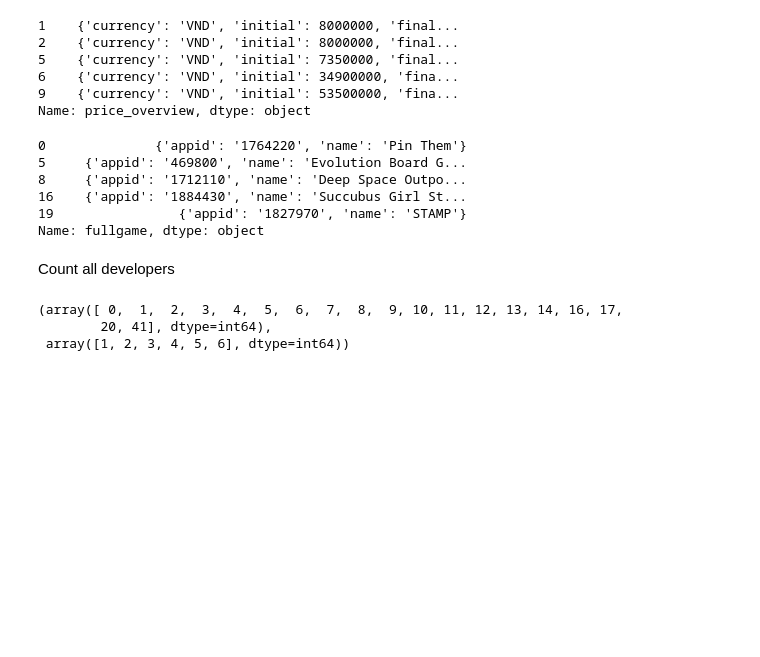
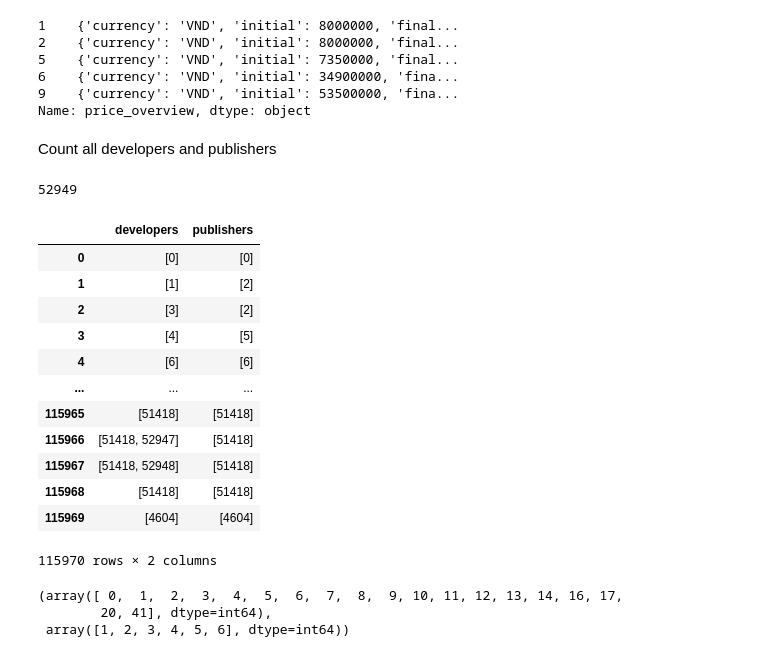
Before and after one commit to lephu13502/Steam-DB-Analysis, a Jupyter notebook: cleaning_name_v1.ipynb, the cells around one changed output. Saved outputs shown, nothing was run; the diff lists cells and outputs as text; code cells hidden in the pictures; blank space fills up the shorter version.

```diff
--- a/cleaning_name_v1.ipynb
+++ b/cleaning_name_v1.ipynb
@@ -213,11 +216,9 @@ def clean_storage(x):
 		return None
 
 
-#df["memory"].apply(clean_storage)
-
-# df["storage_mb"] = df["storage"].apply(clean_storage)
-# df["memory_mb"] = df["memory"].apply(clean_storage)
-# df.drop(columns=["storage", "memory"], inplace=True)
+df["storage_mb"] = df["storage"].apply(clean_storage)
+df["memory_mb"] = df["memory"].apply(clean_storage)
+df.drop(columns=["storage", "memory"], inplace=True)
 # %% [markdown]
 ## Get required age
 
@@ -379,3 +376,8 @@ df.drop(columns=["release_date_temp", "release_date"], inplace=True)
 Including packages, developers, prices and discounts, etc.
 
 ___
+# %%
+df["short_description"] = df["short_description"].apply(lambda x: x.replace("&amp", "").replace("&quot", "") if pd.notna(x) else "")
+df["short_description"] = df["short_description"].apply(lambda x: emoji.replace_emoji(x, ""))
+df["short_description"] = df["short_description"].apply(lambda x: re.sub(r" +", " ", x))
+df["short_description"]
@@ -459,14 +474,25 @@ df["initial_price"] = df["price_overview"].apply(lambda x: x.get("initial", None
 df["final_price"] = df["price_overview"].apply(lambda x: x.get("final", None))
 df["discount_percent"] = df["price_overview"].apply(lambda x: x.get("discount_percent", None))
 df.drop(columns=["price_overview"], inplace=True)
-# %%
-df["fullgame"].dropna().head()
-# %% [output]
-0              {'appid': '1764220', 'name': 'Pin Them'}
-5     {'appid': '469800', 'name': 'Evolution Board G...
-8     {'appid': '1712110', 'name': 'Deep Space Outpo...
-16    {'appid': '1884430', 'name': 'Succubus Girl St...
-19                {'appid': '1827970', 'name': 'STAMP'}
-Name: fullgame, dtype: object
 # %% [markdown]
-Count all developers
+Count all developers and publishers
+# %%
+studio_list = []
+
+for i in range(df.shape[0]):
+
+	for dev in df.loc[i, "developers"]:
+		if dev not in studio_list:
+			studio_list.append(dev)
+
+	for dev in df.loc[i, "publishers"]:
+		if dev not in studio_list:
+			studio_list.append(dev)
+
+
+map_range = [i for i in range(len(studio_list))]
+id_to_studio = dict(zip(map_range, studio_list))
+studio_to_id = dict(zip(studio_list, map_range))
+len(studio_list)
+# %% [output]
+52949
@@ -473,3 +505,22 @@ Count all developers
+# %%
+df["developers"] = df["developers"].apply(lambda x: [studio_to_id[e] for e in x])
+df["publishers"] = df["publishers"].apply(lambda x: [studio_to_id[e] for e in x])
+
+df[["developers", "publishers"]]
+# %% [output]
+|  | developers | publishers |
+| 0 | [0] | [0] |
+| 1 | [1] | [2] |
+| 2 | [3] | [2] |
+| 3 | [4] | [5] |
+| 4 | [6] | [6] |
+| ... | ... | ... |
+| 115965 | [51418] | [51418] |
+| 115966 | [51418, 52947] | [51418] |
+| 115967 | [51418, 52948] | [51418] |
+| 115968 | [51418] | [51418] |
+| 115969 | [4604] | [4604] |
+115970 rows × 2 columns
 # %%
 np.sort(df["developers"].apply(len).unique()), np.sort(df["publishers"].apply(len).unique())
 # %% [output]
```
Also changed, not shown: parts of 9 cells of this notebook, 8 other files.
